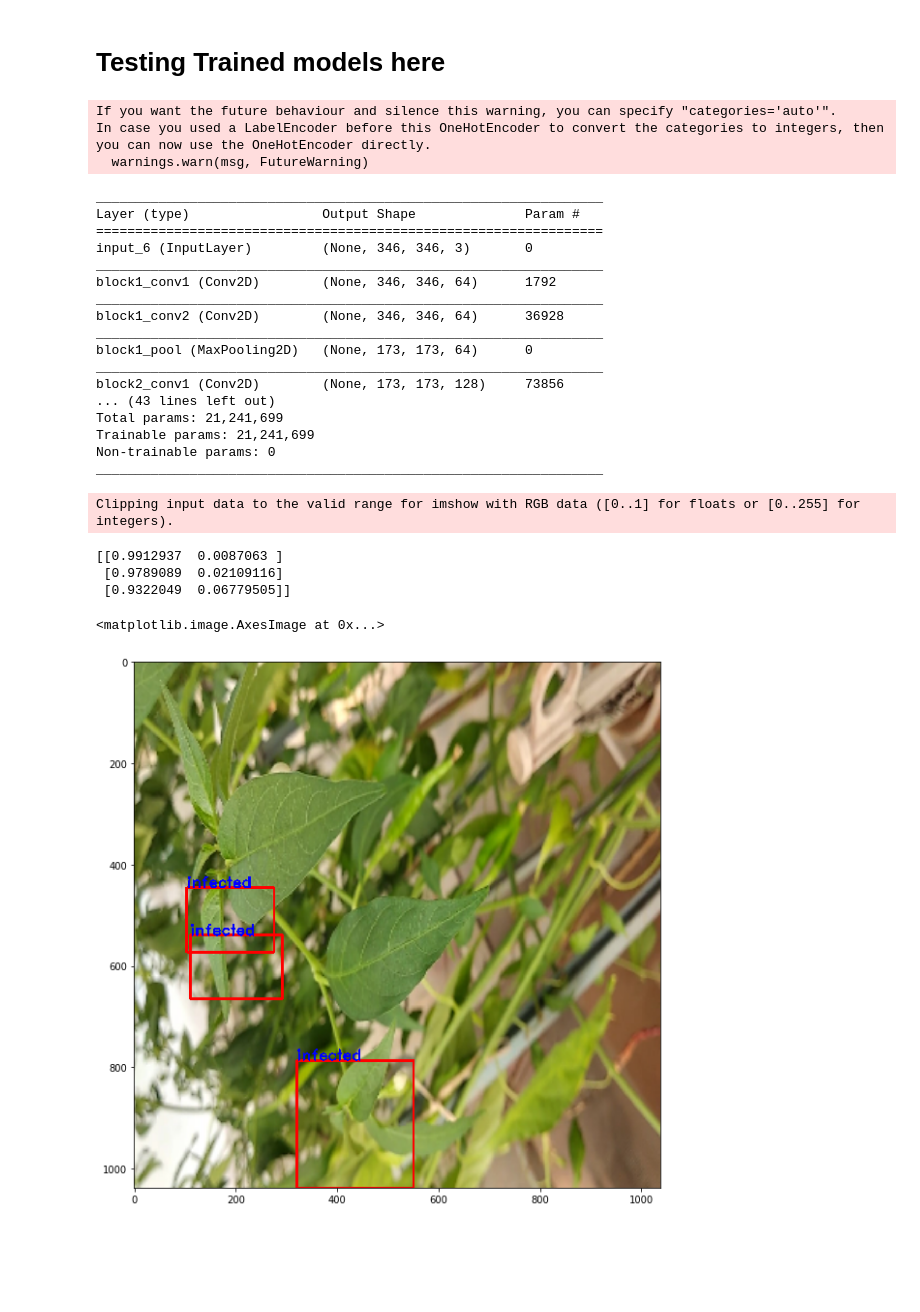
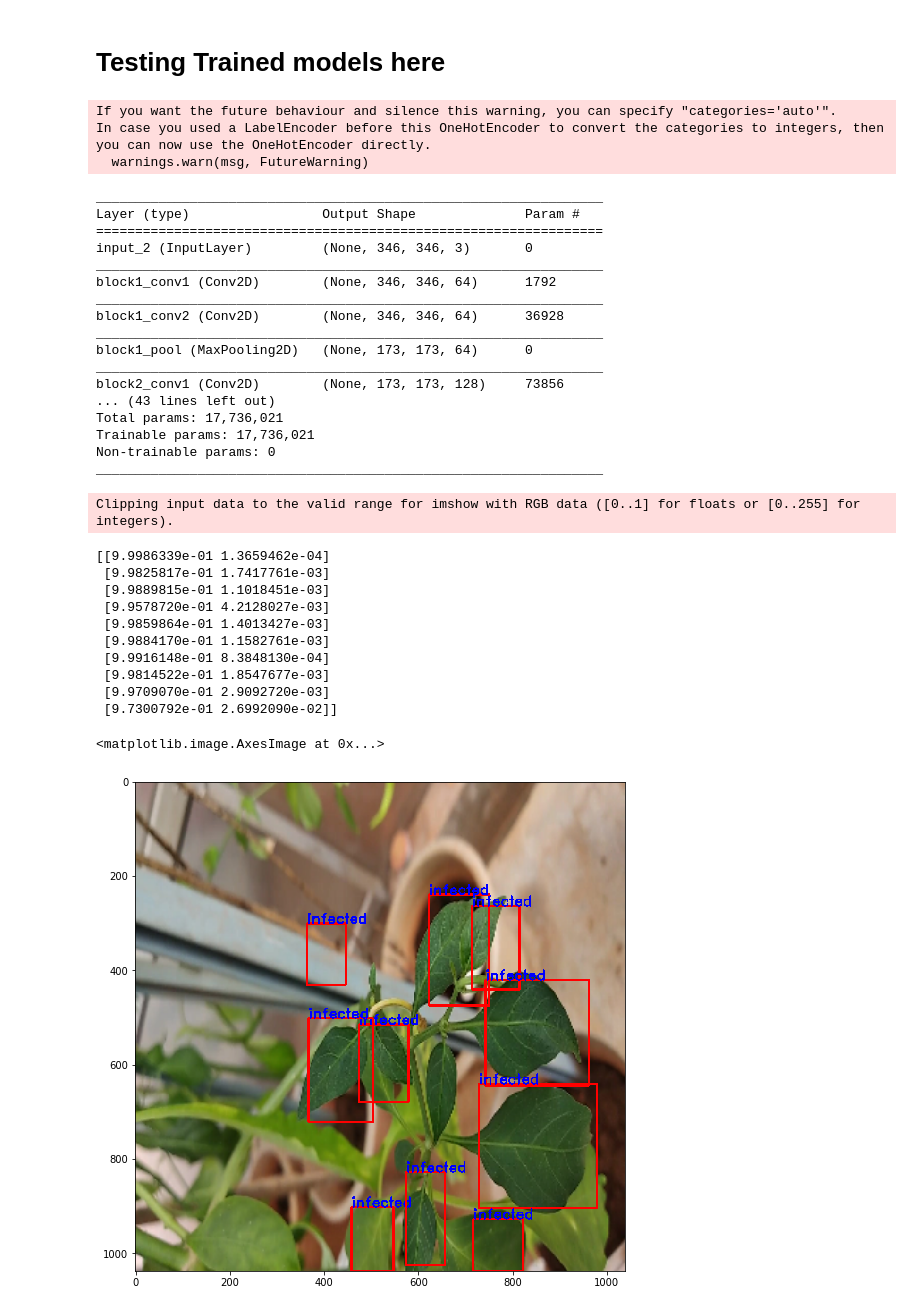
Before and after one commit to siddharthgawas-zz/yolo_v2_iteration2, a Jupyter notebook: yolov2.ipynb, the cells around one changed output. Drawn from its saved outputs; the diff is of its cells as text; code cells hidden in the pictures; blank space fills up the shorter version.

```diff
--- a/yolov2.ipynb
+++ b/yolov2.ipynb
@@ -1804,6 +1804,23 @@ batch_size = 5
 learning_rate = 0.0001
 class_labels = ['infected','not_infected']
 n_classes = len(class_labels)
+# %%
+#Model paramaters for leaf data v3
+epochs = 200
+image_h = 346
+image_w = 346
+m_grid = 13
+n_grid = 13
+anchor_dim = [0.10357705, 0.20360862, 0.07145229, 0.13264676, 0.14132441,
+        0.11088934, 0.06590009, 0.07748734, 0.2029387 , 0.24747141]
+
+n_anchors = int(len(anchor_dim) / 2)
+lambda_coord = 5.0
+lambda_noobj =  0.5
+batch_size = 5
+learning_rate = 0.0001
+class_labels = ['advanced', 'healthy', 'initial', 'moderate']
+n_classes = len(class_labels)
 # %%
 model = get_pre_trained_model_vgg16(image_w,image_h,
                  m_grid,n_grid,
@@ -1947,16 +1965,33 @@ n_anchors = int(len(anchor_dim) / 2)
 batch_size = 1
 class_labels = ['infected','not_infected']
 n_classes = len(class_labels)
+# %%
+#Model parameters for leaf datav3
+epochs = 200
+image_h = 346
+image_w = 346
+m_grid = 13
+n_grid = 13
+anchor_dim = [0.10357705, 0.20360862, 0.07145229, 0.13264676, 0.14132441,
+        0.11088934, 0.06590009, 0.07748734, 0.2029387 , 0.24747141]
+
+n_anchors = int(len(anchor_dim) / 2)
+lambda_coord = 5.0
+lambda_noobj =  0.5
+batch_size = 1
+learning_rate = 0.0001
+class_labels = ['advanced', 'healthy', 'initial', 'moderate']
+n_classes = len(class_labels)
 # %%
 test_dataset = Dataset('data/leaf_data_v2/test/',image_w,image_h,m_grid,n_grid,
-                       class_labels,anchor_dim,shuffle=False,flips=[None,-1,0,1])
+                       class_labels,anchor_dim,shuffle=False)
 model = get_pre_trained_model_vgg16(image_w,image_h,
                  m_grid,n_grid,
                  n_anchors,
                  n_classes,
                  batch_size,
                  anchor_dim)
-model.load_weights('trained_weights/leaf_data_v2/yolo_net_epoch_102.h5')
+model.load_weights('trained_weights/leaf_data_v2/model_weights_16_leaf_v2.h5')
 model.summary()
 # %% [output]
 If you want the future behaviour and silence this warning, you can specify "categories='auto'".
@@ -1965,7 +2000,7 @@ In case you used a LabelEncoder before this OneHotEncoder to convert the categor
 _________________________________________________________________
 Layer (type)                 Output Shape              Param #
 =================================================================
-input_6 (InputLayer)         (None, 346, 346, 3)       0
+input_2 (InputLayer)         (None, 346, 346, 3)       0
 _________________________________________________________________
 block1_conv1 (Conv2D)        (None, 346, 346, 64)      1792
 _________________________________________________________________
@@ -1975,7 +2010,7 @@ block1_pool (MaxPooling2D)   (None, 173, 173, 64)      0
 _________________________________________________________________
 block2_conv1 (Conv2D)        (None, 173, 173, 128)     73856
 ... (43 lines left out)
-Total params: 21,241,699
-Trainable params: 21,241,699
+Total params: 17,736,021
+Trainable params: 17,736,021
 Non-trainable params: 0
 _________________________________________________________________
@@ -1983,7 +2020,7 @@ _________________________________________________________________
 #Get image at index
 img_idx = 5
 resize_factor = 3
-X, y, mask = get_batch(test_dataset,img_idx,1)
+X, y, mask = get_batch(test_dataset,img_idx,5)
 y_pred = model(X).numpy()
 y_pred = y_pred.reshape(-1,5+n_classes)
 y_pred_coord = y_pred[:,0:4]
@@ -1993,39 +2030,46 @@ y_pred_classes = y_pred[:,5:]
 y_pred_coord = np_cvt_coord_to_diagonal(y_pred_coord.reshape(1,-1,4))[0]
 # y_pred[:,0:4] = y_pred_coord
 # boxes = non_max_suppression(y_pred,0.4,0.02)
 
 idx = tf.image.non_max_suppression(y_pred_coord,y_pred_conf,10,iou_threshold=0.5,score_threshold=0.2)
 
 if idx.shape[0] == 0:
-    idx = tf.image.non_max_suppression(y_pred_coord,y_pred_conf,5,iou_threshold=0.5)
+    idx = tf.image.non_max_suppression(y_pred_coord,y_pred_conf,2,iou_threshold=0.3)
 
 idx = idx.numpy()
 conf = y_pred_conf[idx.reshape(1,-1)][0]
 boxes = y_pred_coord[idx.reshape(1,-1)][0]
 boxes = np.clip(boxes,0,1.0)
 boxes = np.round(resize_factor*image_h*boxes,decimals=0).astype(int)
 classes = y_pred_classes[idx.reshape(1,-1)][0]
 print(classes)
 classes = test_dataset.one_hot_encoder.inverse_transform(classes)
 classes = classes.flatten().astype(int)
 classes = test_dataset.label_encoder.inverse_transform(classes)
 img = X[0]
 img = cv2.resize(img,(resize_factor*image_h,resize_factor*image_w))
 boxes = boxes.reshape(-1,4)
 for i in range(boxes.shape[0]):
     pt1 = (boxes[i][0],boxes[i][1])
     pt2 = (boxes[i][2],boxes[i][3])
     img = cv2.rectangle(img,pt1,pt2,(255,0,0),3)
     img = cv2.putText(img,classes[i],pt1, cv2.FONT_HERSHEY_DUPLEX, 1.0, (0,0,255),2)
-plt.figure(figsize=(10,10))
+plt.figure(figsize=(9,9))
 plt.imshow(img)
 # %% [output]
 Clipping input data to the valid range for imshow with RGB data ([0..1] for floats or [0..255] for integers).
-[[0.9912937  0.0087063 ]
- [0.9789089  0.02109116]
- [0.9322049  0.06779505]]
+[[9.9986339e-01 1.3659462e-04]
+ [9.9825817e-01 1.7417761e-03]
+ [9.9889815e-01 1.1018451e-03]
+ [9.9578720e-01 4.2128027e-03]
+ [9.9859864e-01 1.4013427e-03]
+ [9.9884170e-01 1.1582761e-03]
+ [9.9916148e-01 8.3848130e-04]
+ [9.9814522e-01 1.8547677e-03]
+ [9.9709070e-01 2.9092720e-03]
+ [9.7300792e-01 2.6992090e-02]]
 <matplotlib.image.AxesImage at 0x...>
-[figure, old version]
+[figure, new version]
 # %%
 #Get your own image
 resize_factor = 3
```
Also changed, not shown: parts of 8 cells of this notebook, 22 other files.
